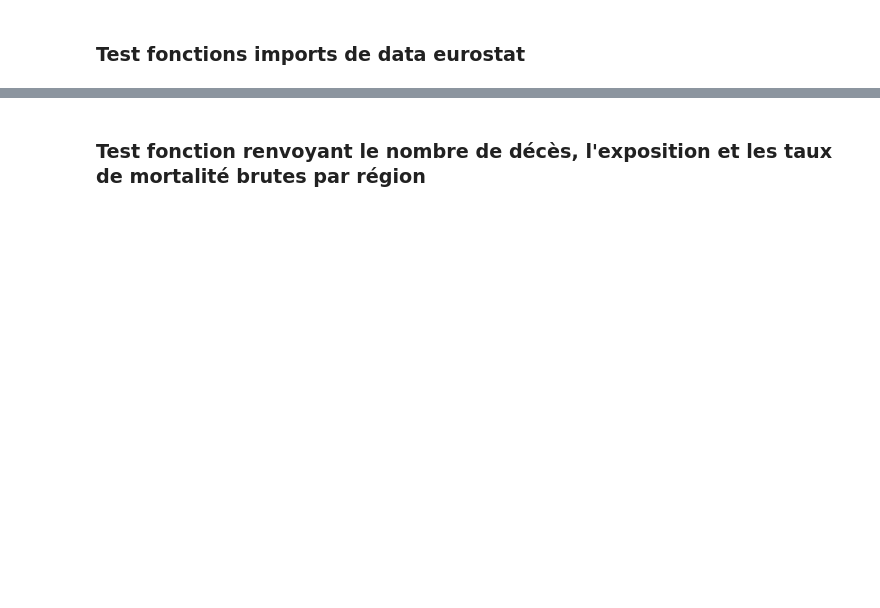
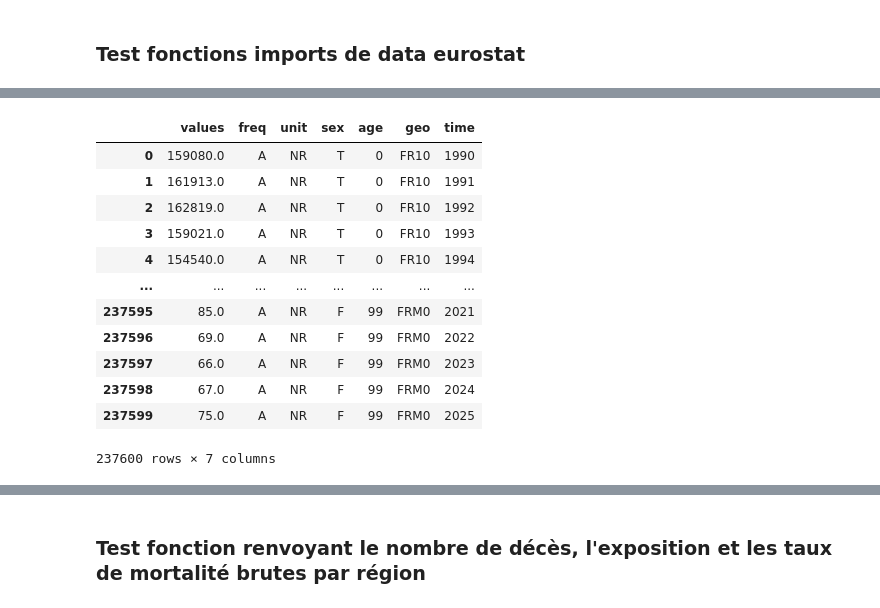
Before and after one commit to detralytics/morta_nuts2, a Jupyter notebook: notebook/exploration.ipynb, the cells around one changed output, grey strips where cells are left out. Saved outputs shown, nothing was run; the diff lists cells and outputs as text; code cells hidden in the pictures; blank space fills up the shorter version.

```diff
--- a/notebook/exploration.ipynb
+++ b/notebook/exploration.ipynb
@@ -76,0 +72,16 @@ Dxt_raw
+# %%
+population_fr
+# %% [output]
+|  | values | freq | unit | sex | age | geo | time |
+| 0 | 159080.0 | A | NR | T | 0 | FR10 | 1990 |
+| 1 | 161913.0 | A | NR | T | 0 | FR10 | 1991 |
+| 2 | 162819.0 | A | NR | T | 0 | FR10 | 1992 |
+| 3 | 159021.0 | A | NR | T | 0 | FR10 | 1993 |
+| 4 | 154540.0 | A | NR | T | 0 | FR10 | 1994 |
+| ... | ... | ... | ... | ... | ... | ... | ... |
+| 237595 | 85.0 | A | NR | F | 99 | FRM0 | 2021 |
+| 237596 | 69.0 | A | NR | F | 99 | FRM0 | 2022 |
+| 237597 | 66.0 | A | NR | F | 99 | FRM0 | 2023 |
+| 237598 | 67.0 | A | NR | F | 99 | FRM0 | 2024 |
+| 237599 | 75.0 | A | NR | F | 99 | FRM0 | 2025 |
+237600 rows × 7 columns
```
Also changed, not shown: parts of 43 cells of this notebook, 22 other files.
